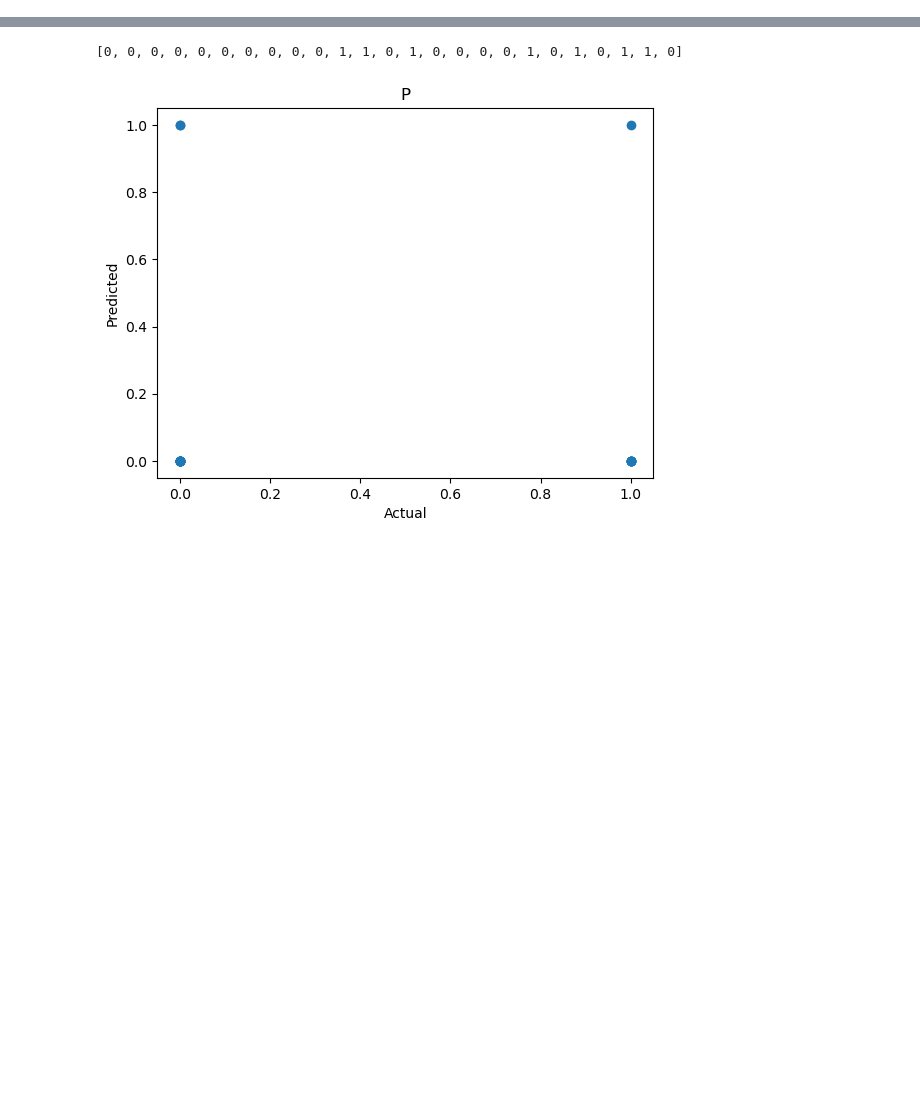
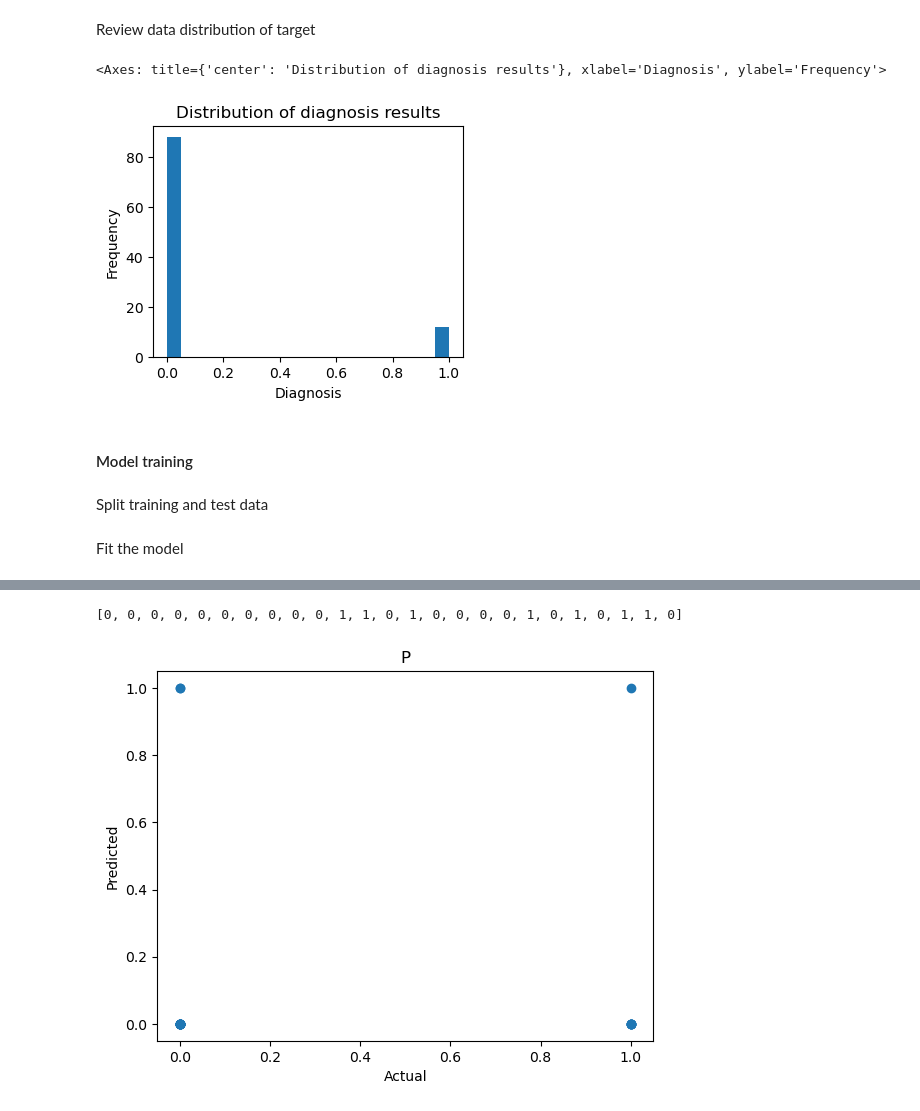
Before and after one commit to denpalrius/AI-Machine-Learning-Practice, a Jupyter notebook: logistic_regression/seminal_quality_prediction_oop.ipynb, the cells around one changed output, grey strips where cells are left out. Drawn from its saved outputs; the diff is of its cells as text; code cells hidden in the pictures; blank space fills up the shorter version.

Commit message:
Added OOP model and loss evaluation

```diff
--- a/logistic_regression/seminal_quality_prediction_oop.ipynb
+++ b/logistic_regression/seminal_quality_prediction_oop.ipynb
@@ -238,0 +107,11 @@ def predict(w, X):
+# %%
+col_names = np.array(['season', 'age', 'child_diseases', 'accident',
+                      'surgical_intervention', 'high_fevers',
+                      'alcohol', 'smoking', 'hrs_sitting', 'diagnosis'])
+
+data = pd.read_csv("data/fertility_Diagnosis.csv",
+                   header=None, names=col_names)
+data.dropna(inplace=True)
+
+print("Data dimensionality", data.shape)
+data.head()
@@ -238,0 +153,14 @@ def predict(w, X):
+# %% [markdown]
+Review data distribution of target
+# %%
+distr = pd.DataFrame(encoded_label)
+distr.plot.hist(bins=20,
+                figsize=(4, 3),
+                xlabel='Diagnosis',
+                legend=False,
+                title='Distribution of diagnosis results')
+# %% [output]
+<Axes: title={'center': 'Distribution of diagnosis results'}, xlabel='Diagnosis', ylabel='Frequency'>
+[figure, added]
+# %% [markdown]
+#### Model training
@@ -238,0 +169,2 @@ def predict(w, X):
+# %% [markdown]
+Split training and test data
@@ -238,0 +176,2 @@ def predict(w, X):
+# %% [markdown]
+Fit the model
```
Also changed, not shown: parts of 55 cells of this notebook, 1 other file.
